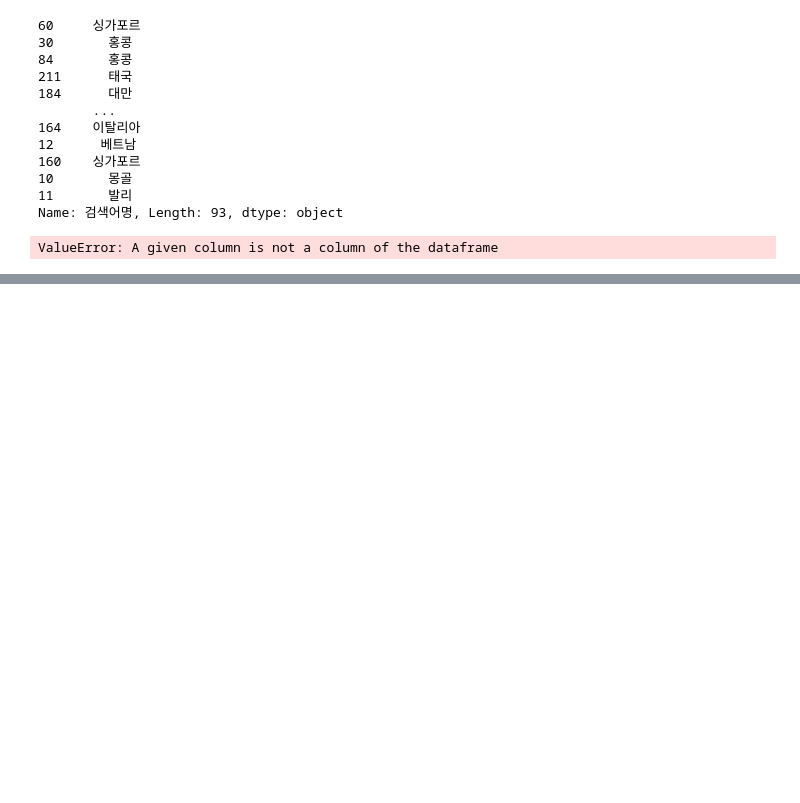
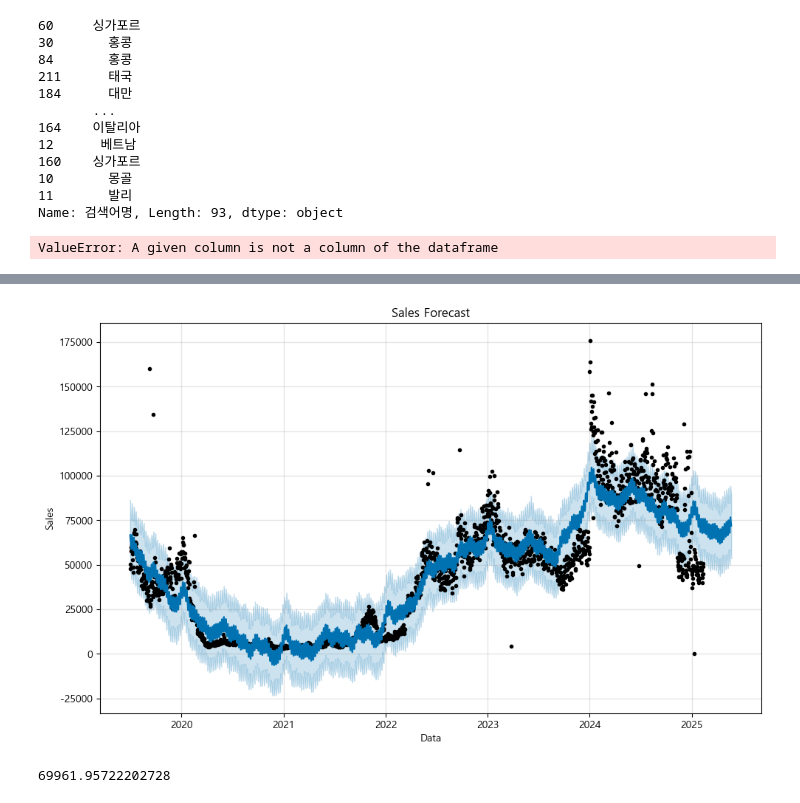
Before and after one commit to choeyeonu2411/travel-app, a Jupyter notebook: travel.ipynb, the cells around one changed output, grey strips where cells are left out. Cells and saved outputs as stored; diff of their text form; code cells hidden in the pictures; blank space fills up the shorter version.

```diff
--- a/travel.ipynb
+++ b/travel.ipynb
@@ -354,0 +403,2 @@ ValueError: A given column is not a column of the dataframe
+# %%
+df_new.columns=['ds','y']
@@ -354,0 +421,2 @@ ValueError: A given column is not a column of the dataframe
+# %%
+model.fit(df_new)
@@ -354,0 +427,2 @@ ValueError: A given column is not a column of the dataframe
+# %%
+future = model.make_future_dataframe(periods=100)  # 30일 후까지 예측
@@ -354,0 +431,2 @@ ValueError: A given column is not a column of the dataframe
+# %%
+forecaster=model.predict(future)
@@ -354,0 +435,8 @@ ValueError: A given column is not a column of the dataframe
+# %%
+model.plot(forecaster)
+plt.title('Sales Forecast')
+plt.xlabel('Data')
+plt.ylabel('Sales')
+plt.show()
+# %% [output]
+[figure, added]
@@ -354,0 +445,4 @@ ValueError: A given column is not a column of the dataframe
+# %%
+forecaster.set_index('ds').loc['2025-02-06','yhat']
+# %% [output]
+69961.95722202728
```
Also changed, not shown: parts of 19 cells of this notebook, 3 other files.
